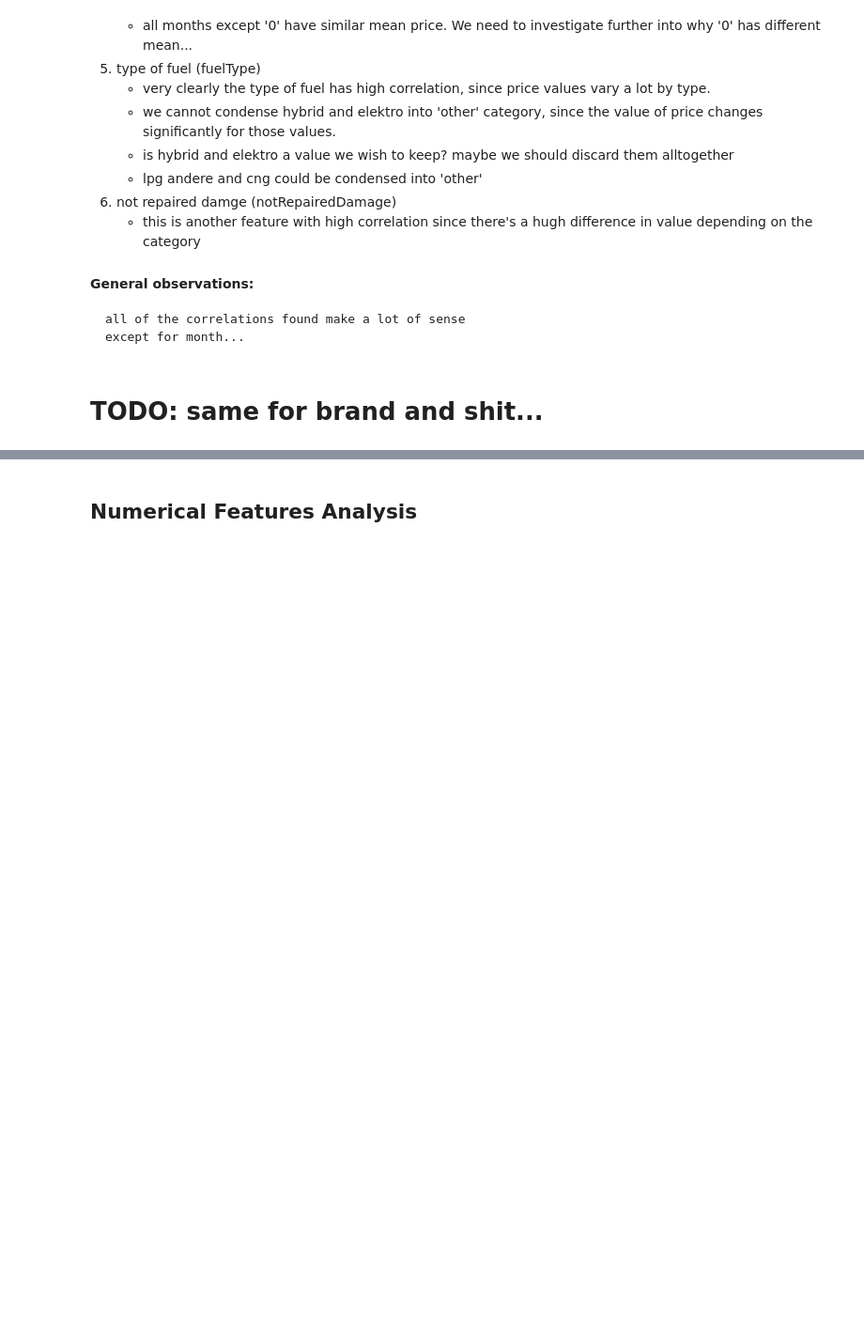
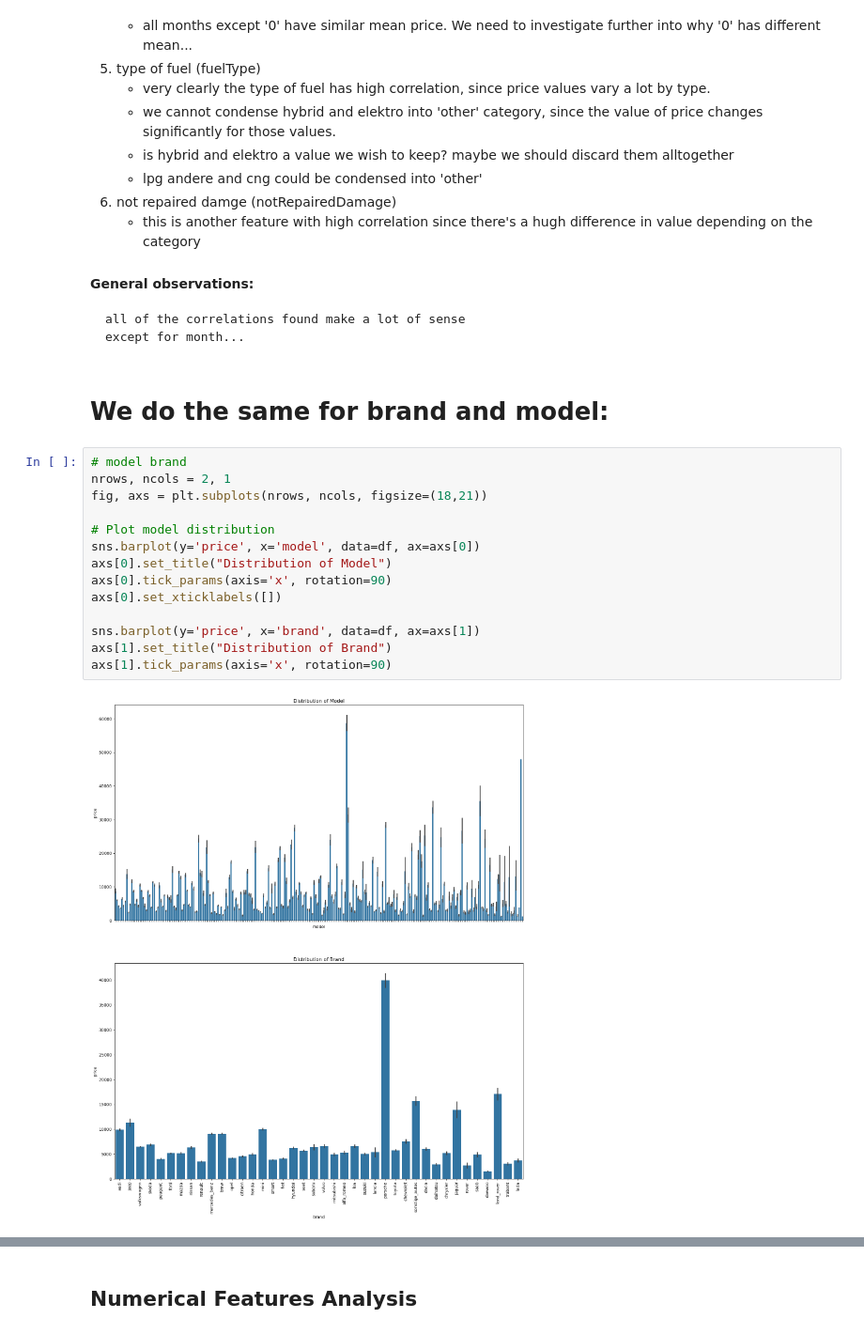
Before and after one commit to hadjoullis/epl448, a Jupyter notebook: demo.ipynb, the cells around one changed output, grey strips where cells are left out. Shown at 94% size. Cells and saved outputs as stored; diff of their text form; blank space fills up the shorter version.

Commit message:
current work on brand and model

```diff
--- a/demo.ipynb
+++ b/demo.ipynb
@@ -552,4 +552,20 @@ for feature in categorical_features:
     all of the correlations found make a lot of sense
     except for month...
 # %% [markdown]
-# TODO: same for brand and shit...
+# We do the same for brand and model:
+# %%
+# model brand
+nrows, ncols = 2, 1
+fig, axs = plt.subplots(nrows, ncols, figsize=(18,21))
+
+# Plot model distribution
+sns.barplot(y='price', x='model', data=df, ax=axs[0])
+axs[0].set_title("Distribution of Model")
+axs[0].tick_params(axis='x', rotation=90)
+axs[0].set_xticklabels([])
+
+sns.barplot(y='price', x='brand', data=df, ax=axs[1])
+axs[1].set_title("Distribution of Brand")
+axs[1].tick_params(axis='x', rotation=90)
+# %% [output]
+[figure, added]
```
Also changed, not shown: parts of 2 cells of this notebook.
